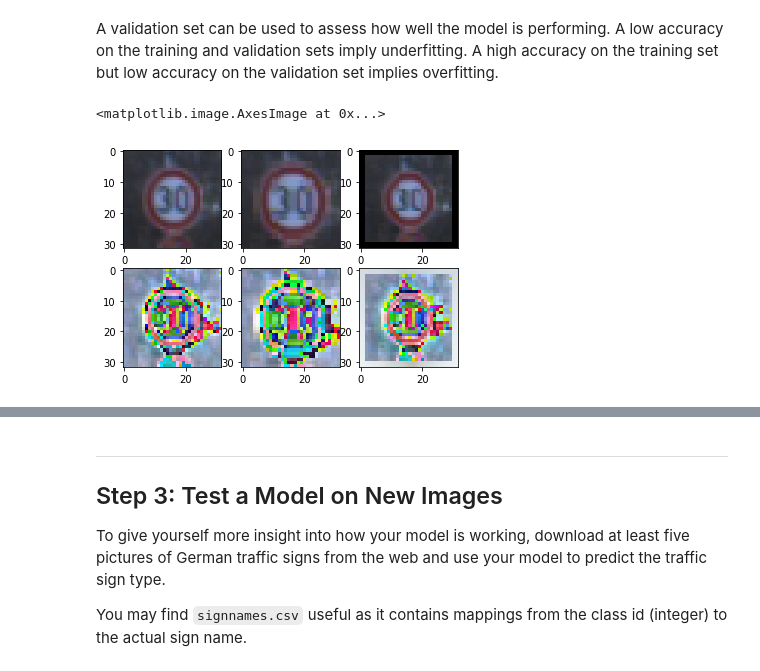
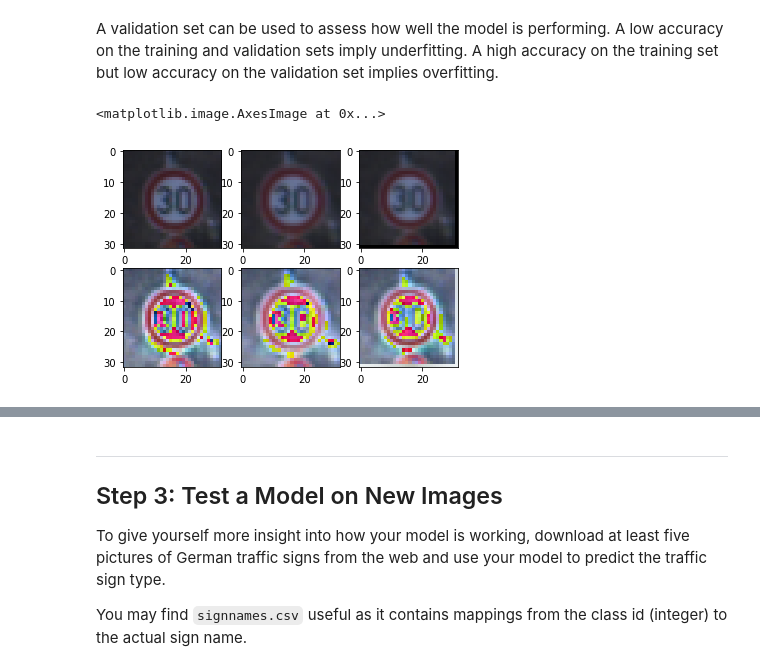
Before and after one commit to shiba24/udacity-sdnd, a Jupyter notebook: CarND-Traffic-Sign-Classifier-Project-master/Traffic_Sign_Classifier.ipynb, the cells around one changed output, grey strips where cells are left out. Saved outputs shown, nothing was run; the diff lists cells and outputs as text; code cells hidden in the pictures.

```diff
--- a/CarND-Traffic-Sign-Classifier-Project-master/Traffic_Sign_Classifier.ipynb
+++ b/CarND-Traffic-Sign-Classifier-Project-master/Traffic_Sign_Classifier.ipynb
@@ -232,35 +228,36 @@ def scale(scaling, X):     # for one image: (w, h, c)
     new_size = int(insize * scaling_value)
     half = abs(new_size - insize) / 2
     if new_size >= insize:
-        scaled_X = np.array(resize(X, (new_size, new_size), interp='nearest')[half:half + insize, half:half + insize, :])
+        scaled_X = np.array(resize(X, (new_size, new_size), interp='bilinear')[half:half + insize, half:half + insize, :])
     else:
         scaled_X = np.zeros(X.shape).astype(X.dtype)
-        scaled_X[half:half + new_size, half:half + new_size, :] = np.array(resize(X, (new_size, new_size), interp='nearest'))
+        scaled_X[half:half + new_size, half:half + new_size, :] = np.array(resize(X, (new_size, new_size), interp='bilinear'))
     return scaled_X
 
 def standardize(X):
     return (X - m) / sd
 # %%
 # Visualize data augmentation
-I = scale(0.3, np.array([X_train[1000]]))
-J = scale(0.3, np.array([X_train[1000]]))
+ind = 4000
+I = scale(0.3, X_train[ind])
+J = scale(0.3, X_train[ind])
 
 plt.subplot(2, 3, 1)
-plt.imshow(X_train[1000])
+plt.imshow(X_train[ind])
 plt.subplot(2, 3, 2)
-plt.imshow(I[0])
+plt.imshow(I)
 plt.subplot(2, 3, 3)
-plt.imshow(J[0])
+plt.imshow(J)
 
 plt.subplot(2, 3, 4)
-plt.imshow(standardize(X_train[1000]))
+plt.imshow(standardize(X_train[ind]))
 plt.subplot(2, 3, 5)
-plt.imshow(standardize(I[0]))
+plt.imshow(standardize(I))
 plt.subplot(2, 3, 6)
-plt.imshow(standardize(J[0]))
+plt.imshow(standardize(J))
 # %% [output]
 <matplotlib.image.AxesImage at 0x...>
-[figure, old version]
+[figure, new version]
 # %%
 ### Train your model here.
 ### Calculate and report the accuracy on the training and validation set.
```
Also changed, not shown: parts of 18 cells of this notebook, 13 other files.
